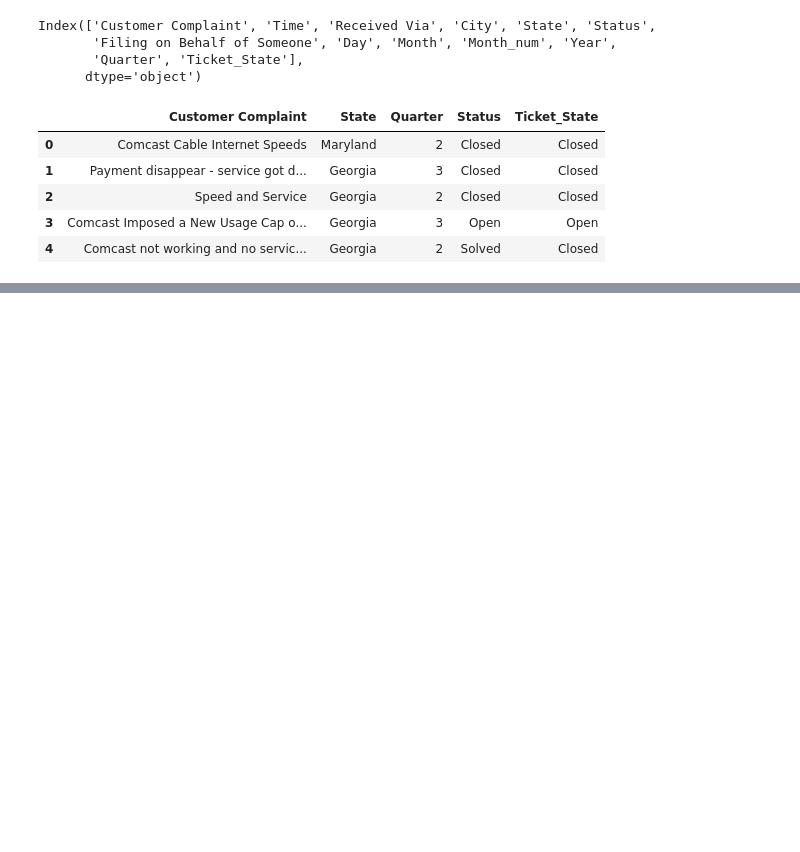
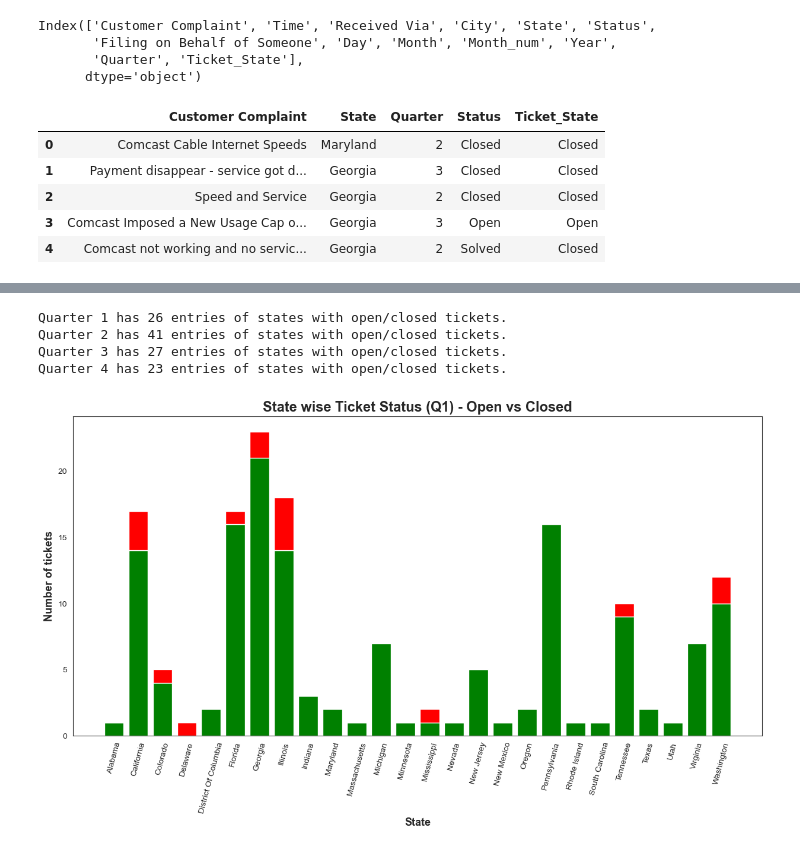
Before and after one commit to lavkushsingh31/Data_Science_Machine_Learning_Projects, a Jupyter notebook: Course Project - Comcast Telecom Consumer Complaints/Comcast Telecom Consumer Complaints.ipynb, the cells around one changed output, grey strips where cells are left out. Cells and saved outputs as stored; diff of their text form; code cells hidden in the pictures; blank space fills up the shorter version.

```diff
--- a/Course Project - Comcast Telecom Consumer Complaints/Comcast Telecom Consumer Complaints.ipynb
+++ b/Course Project - Comcast Telecom Consumer Complaints/Comcast Telecom Consumer Complaints.ipynb
@@ -367,4 +375,0 @@ state_wise_ticket_status.head()
-# %%
-state_wise_ticket_status.columns = state_wise_ticket_status.columns.droplevel(1) # Dropping the multi-index
-state_wise_ticket_status.columns = ['State', 'Closed', 'Open']
-state_wise_ticket_status.head()
@@ -440,0 +387,4 @@ fig.tight_layout();
+# %%
+state_wise_ticket_status.columns = state_wise_ticket_status.columns.droplevel(1) # Dropping the multi-index
+state_wise_ticket_status.columns = ['Quarter', 'State', 'Closed', 'Open']
+state_wise_ticket_status.head()
@@ -440,0 +419,33 @@ fig.tight_layout();
+# %%
+state_wise_ticket_status_Q1 = state_wise_ticket_status[state_wise_ticket_status['Quarter'] == 1]
+state_wise_ticket_status_Q2 = state_wise_ticket_status[state_wise_ticket_status['Quarter'] == 2]
+state_wise_ticket_status_Q3 = state_wise_ticket_status[state_wise_ticket_status['Quarter'] == 3]
+state_wise_ticket_status_Q4 = state_wise_ticket_status[state_wise_ticket_status['Quarter'] == 4]
+# %%
+print(f"Quarter 1 has {state_wise_ticket_status_Q1.shape[0]} entries of states with open/closed tickets.")
+print(f"Quarter 2 has {state_wise_ticket_status_Q2.shape[0]} entries of states with open/closed tickets.")
+print(f"Quarter 3 has {state_wise_ticket_status_Q3.shape[0]} entries of states with open/closed tickets.")
+print(f"Quarter 4 has {state_wise_ticket_status_Q4.shape[0]} entries of states with open/closed tickets.")
+# %% [output]
+Quarter 1 has 26 entries of states with open/closed tickets.
+Quarter 2 has 41 entries of states with open/closed tickets.
+Quarter 3 has 27 entries of states with open/closed tickets.
+Quarter 4 has 23 entries of states with open/closed tickets.
+# %%
+sns.set_style('white')
+plt.figure(figsize=(15,7))
+
+plt.bar(state_wise_ticket_status_Q1.index,
+        state_wise_ticket_status_Q1['Closed'].values,
+        color='g')
+plt.bar(state_wise_ticket_status_Q1.index,
+        state_wise_ticket_status_Q1['Open'].values,
+        bottom=state_wise_ticket_status_Q1['Closed'],
+        color='r')
+
+plt.xticks(rotation = 75)
+plt.title('State wise Ticket Status (Q1) - Open vs Closed', fontsize=17, fontweight="bold")
+plt.ylabel('Number of tickets', fontsize=13, fontweight="bold")
+plt.xlabel('State', fontsize=13, fontweight="bold");
+# %% [output]
+[figure, added]
```
Also changed, not shown: parts of 37 cells of this notebook.
